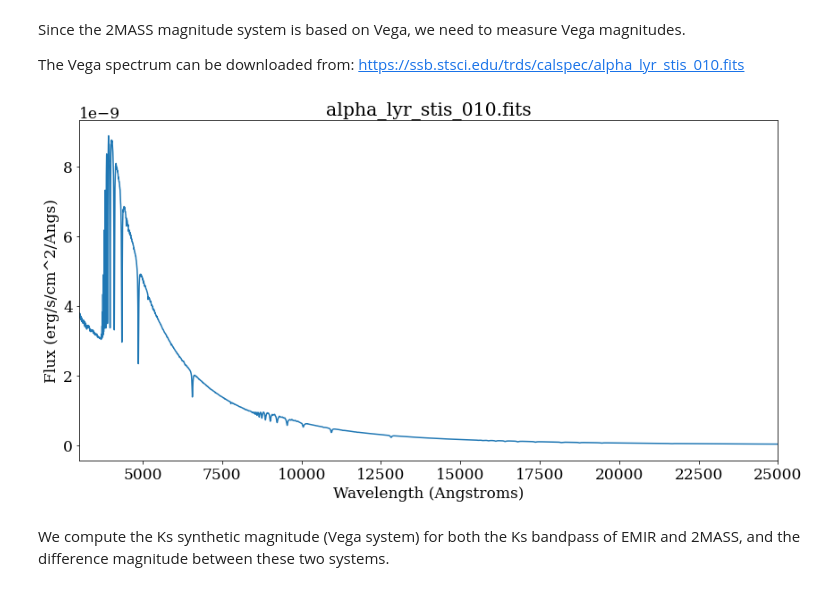
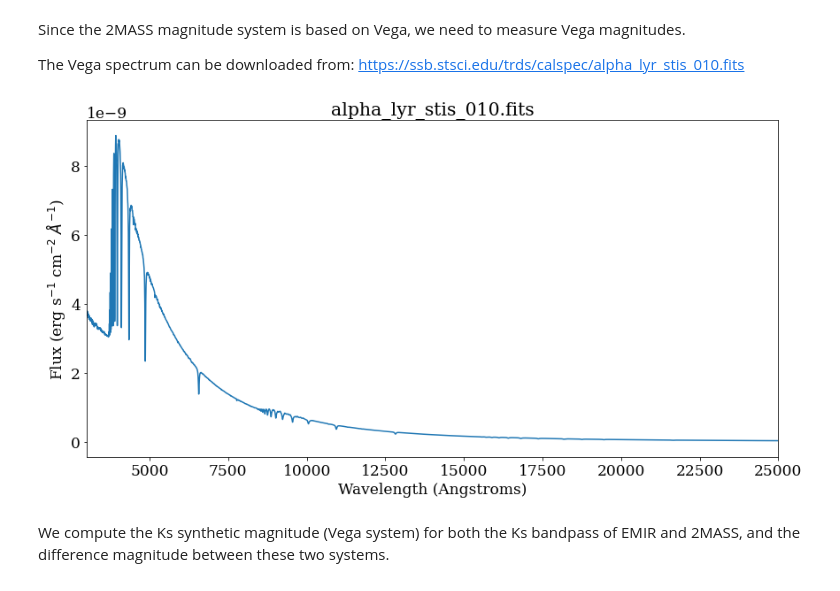
Before and after one commit to criscabe/EMIR, a Jupyter notebook: code/2_Calibrating_EMIR_spectrum.ipynb, the cells around one changed output. Drawn from its saved outputs; the diff is of its cells as text; code cells hidden in the pictures.

```diff
--- a/code/2_Calibrating_EMIR_spectrum.ipynb
+++ b/code/2_Calibrating_EMIR_spectrum.ipynb
@@ -227,18 +227,18 @@ The Vega spectrum can be downloaded from: https://ssb.stsci.edu/trds/calspec/alp
 # %%
 
 vega_fname = 'alpha_lyr_stis_010.fits'
 vegaspec = SourceSpectrum.from_file(vega_fname)
 
 fig, ax = plt.subplots(ncols=1, nrows=1, figsize=(14, 7))
 wave_vega = vegaspec.waveset
 ax.plot(wave_vega, vegaspec(wave_vega, flux_unit=units.FLAM))
 ax.set_xlabel('Wavelength (Angstroms)')
-ax.set_ylabel('Flux (erg/s/cm^2/Angs)')
+ax.set_ylabel('Flux (erg s$^{-1}$ cm$^{-2}$ $\AA^{-1}$)')
 ax.set_title(vega_fname)
 ax.set_xlim([3000, 25000])
 plt.show()
 # %% [output]
-[figure, old version]
+[figure, new version]
 # %% [markdown]
 We compute the Ks synthetic magnitude (Vega system) for both the Ks bandpass of EMIR and 2MASS, and the difference magnitude between these two systems.
 # %%
```
Also changed, not shown: parts of 1 cell of this notebook.
